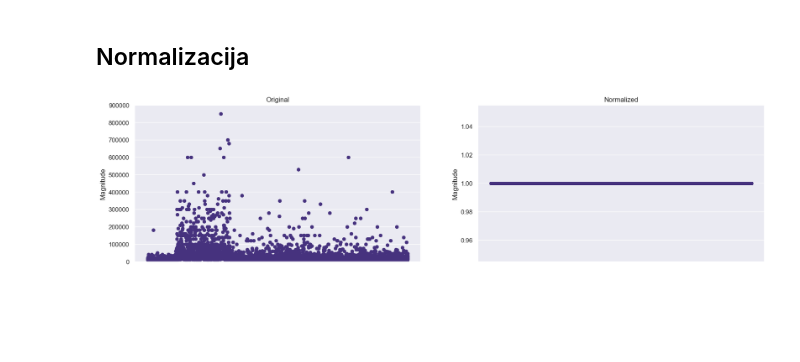
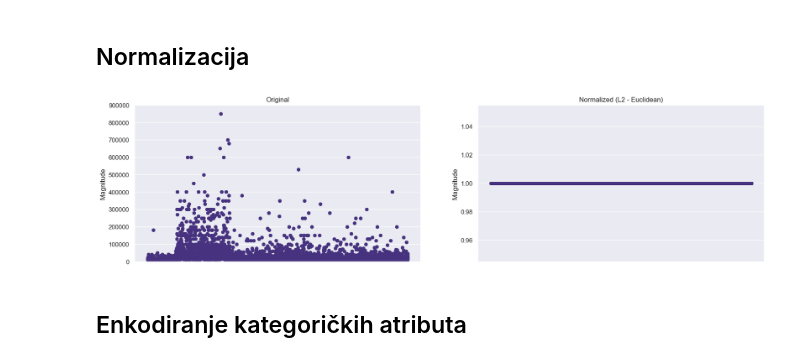
Before and after one commit to matija-speletic/preprocesiranje_seminarski_1, a Jupyter notebook: Transformacija_podataka_prakticni_deo.ipynb, the cells around one changed output. Saved outputs shown, nothing was run; the diff lists cells and outputs as text; code cells hidden in the pictures; blank space fills up the shorter version.

```diff
--- a/Transformacija_podataka_prakticni_deo.ipynb
+++ b/Transformacija_podataka_prakticni_deo.ipynb
@@ -454,22 +454,24 @@ df_normalized = normalizer.fit_transform(df[numerical])
 # %%
 plt.figure(figsize=(20, 5))
 plt.subplot(1, 2, 1)
 sns.scatterplot(y=np.linalg.norm(df[numerical], axis=1),
                 x=np.linspace(0, 1, len(df[numerical])),
                 edgecolor=None)
 plt.ylim(0, 0.9e6)
 plt.title('Original')
 plt.ylabel('Magnitude')
 plt.xticks([])
 
 plt.subplot(1, 2, 2)
 sns.scatterplot(y=np.linalg.norm(df_normalized, axis=1),
                 x=np.linspace(0, 1, len(df[numerical])),
                 edgecolor=None)
-plt.title('Normalized')
+plt.title('Normalized (L2 - Euclidean)')
 plt.ylabel('Magnitude')
 plt.xticks([])
 
 plt.show()
 # %% [output]
-[figure, old version]
+[figure, new version]
+# %% [markdown]
+## Enkodiranje kategoričkih atributa
```
Also changed, not shown: parts of 17 cells of this notebook.
